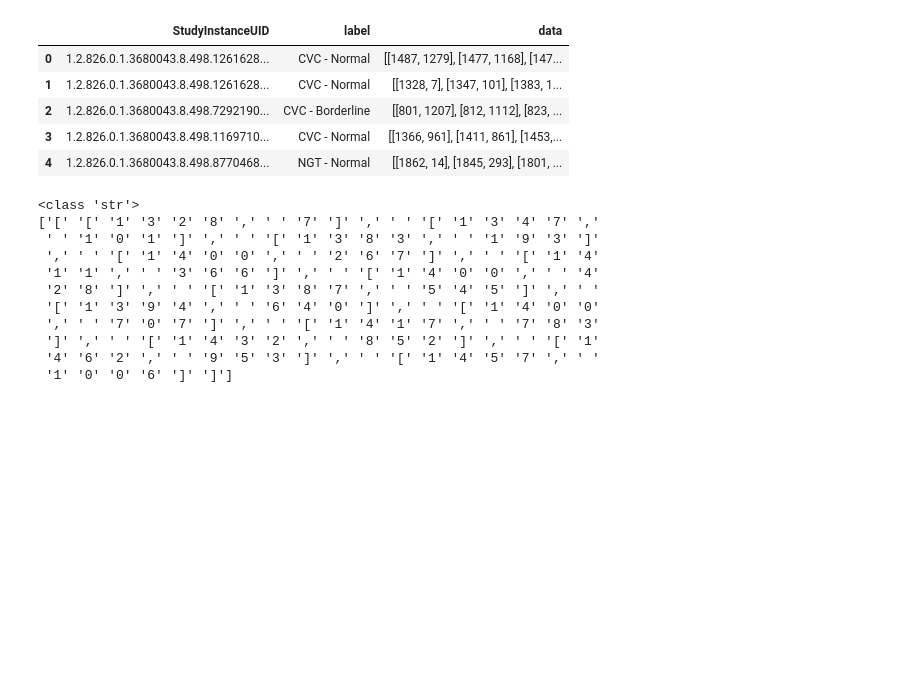
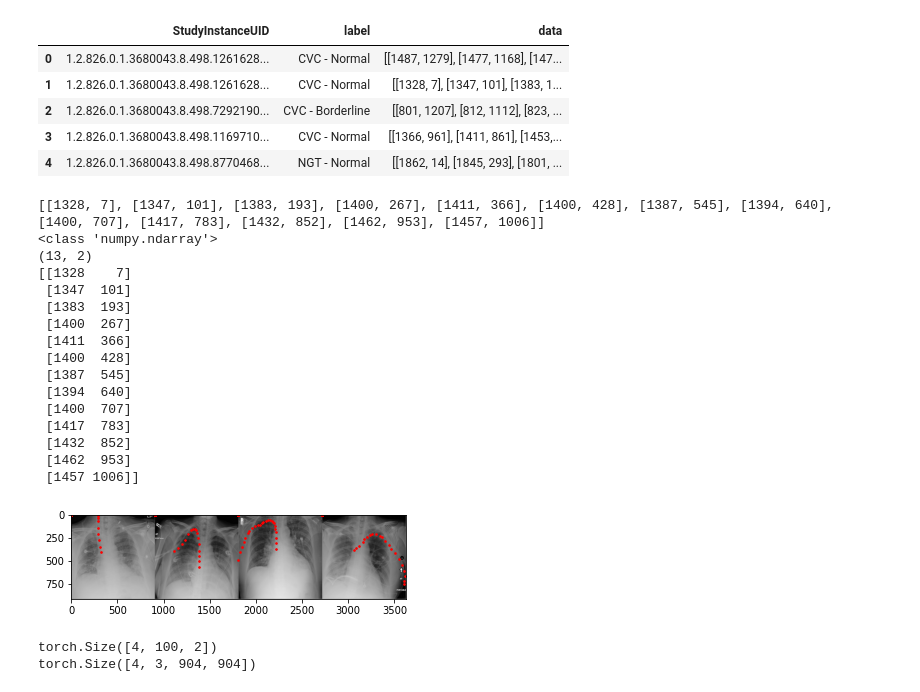
Before and after one commit to alirezash97/Machine-Learning-Course, a Jupyter notebook: Final_Project/Annotations.ipynb, the cells around one changed output. Drawn from its saved outputs; the diff is of its cells as text; code cells hidden in the pictures; blank space fills up the shorter version.

```diff
--- a/Final_Project/Annotations.ipynb
+++ b/Final_Project/Annotations.ipynb
@@ -41,28 +23,46 @@ annotations.head()
 | 2 | 1.2.826.0.1.3680043.8.498.7292190... | CVC - Borderline | [[801, 1207], [812, 1112], [823, ... |
 | 3 | 1.2.826.0.1.3680043.8.498.1169710... | CVC - Normal | [[1366, 961], [1411, 861], [1453,... |
 | 4 | 1.2.826.0.1.3680043.8.498.8770468... | NGT - Normal | [[1862, 14], [1845, 293], [1801, ... |
+# %%
+import re
+import ast
+import numpy as np
+def str2array(s):
+    # Remove space after [
+    s=re.sub('\[ +', '[', s.strip())
+    # Replace commas and spaces
+    s=re.sub('[,\s]+', ', ', s)
+    return np.array(ast.literal_eval(s))
 # %%
 import numpy as np
 
 sample = annotations.iloc[1, :]
 img_name = sample['StudyInstanceUID']
 landmarks = sample['data']
+print(landmarks)
+landmarks = np.array(str2array(landmarks))
 print(type(landmarks))
-landmarks = np.array(list(landmarks))
+# landmarks = np.array(list(landmarks))
+print(landmarks.shape)
 print(landmarks)
 
 # print('Image name: {}'.format(img_name))
 # print('Landmarks shape: {}'.format(landmarks.shape))
 # print('First 4 Landmarks: {}'.format(landmarks[:4]))
 # %% [output]
-<class 'str'>
-['[' '[' '1' '3' '2' '8' ',' ' ' '7' ']' ',' ' ' '[' '1' '3' '4' '7' ','
- ' ' '1' '0' '1' ']' ',' ' ' '[' '1' '3' '8' '3' ',' ' ' '1' '9' '3' ']'
- ',' ' ' '[' '1' '4' '0' '0' ',' ' ' '2' '6' '7' ']' ',' ' ' '[' '1' '4'
- '1' '1' ',' ' ' '3' '6' '6' ']' ',' ' ' '[' '1' '4' '0' '0' ',' ' ' '4'
- '2' '8' ']' ',' ' ' '[' '1' '3' '8' '7' ',' ' ' '5' '4' '5' ']' ',' ' '
- '[' '1' '3' '9' '4' ',' ' ' '6' '4' '0' ']' ',' ' ' '[' '1' '4' '0' '0'
- ',' ' ' '7' '0' '7' ']' ',' ' ' '[' '1' '4' '1' '7' ',' ' ' '7' '8' '3'
- ']' ',' ' ' '[' '1' '4' '3' '2' ',' ' ' '8' '5' '2' ']' ',' ' ' '[' '1'
- '4' '6' '2' ',' ' ' '9' '5' '3' ']' ',' ' ' '[' '1' '4' '5' '7' ',' ' '
- '1' '0' '0' '6' ']' ']']
+[[1328, 7], [1347, 101], [1383, 193], [1400, 267], [1411, 366], [1400, 428], [1387, 545], [1394, 640], [1400, 707], [1417, 783], [1432, 852], [1462, 953], [1457, 1006]]
+<class 'numpy.ndarray'>
+(13, 2)
+[[1328    7]
+ [1347  101]
+ [1383  193]
+ [1400  267]
+ [1411  366]
+ [1400  428]
+ [1387  545]
+ [1394  640]
+ [1400  707]
+ [1417  783]
+ [1432  852]
+ [1462  953]
+ [1457 1006]]
@@ -68,0 +186,23 @@ print(landmarks)
+# %%
+def imshow(img, landmarks):
+    npimg = img.numpy()
+    npimg = ((npimg * std[0]) + mean[0]) # unnormalize
+    plt.imshow((np.transpose(npimg, (1, 2, 0)) * 255).astype(np.uint8))
+    for i in range(landmarks.shape[0]):
+      landmarks[i, :, 0] = landmarks[i, :, 0] + (904*i)
+    plt.scatter(landmarks[:, :, 0], landmarks[:, :, 1], s=10, marker='.', c='r')
+    plt.pause(0.001)  # pause a bit so that plots are updated
+    plt.show()
+
+
+# get some random training images
+dataiter = iter(loader)
+sample = dataiter.next()
+
+imshow(torchvision.utils.make_grid(sample['image']), sample['label'])
+print(sample['label'].shape)
+print(sample['image'].shape)
+# %% [output]
+[figure, added]
+torch.Size([4, 100, 2])
+torch.Size([4, 3, 904, 904])
```
Also changed, not shown: parts of 11 cells of this notebook.
